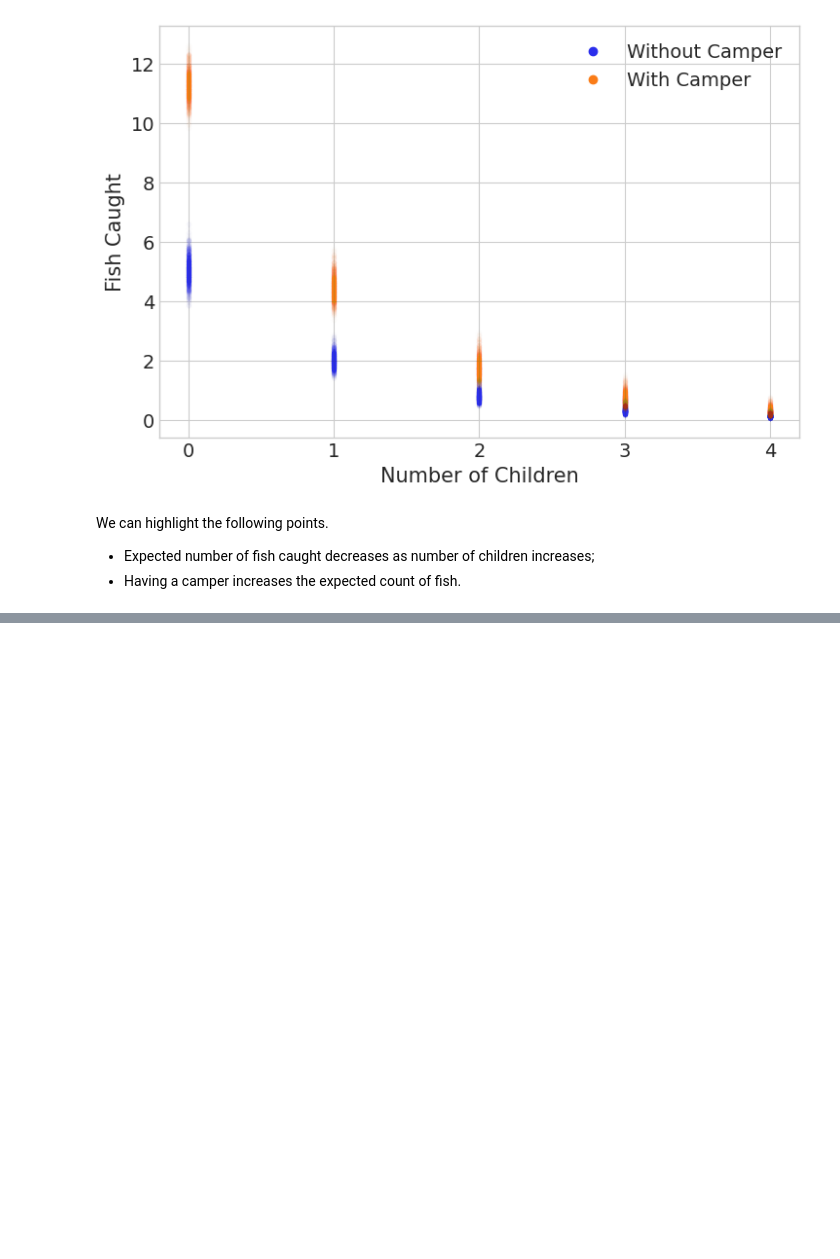
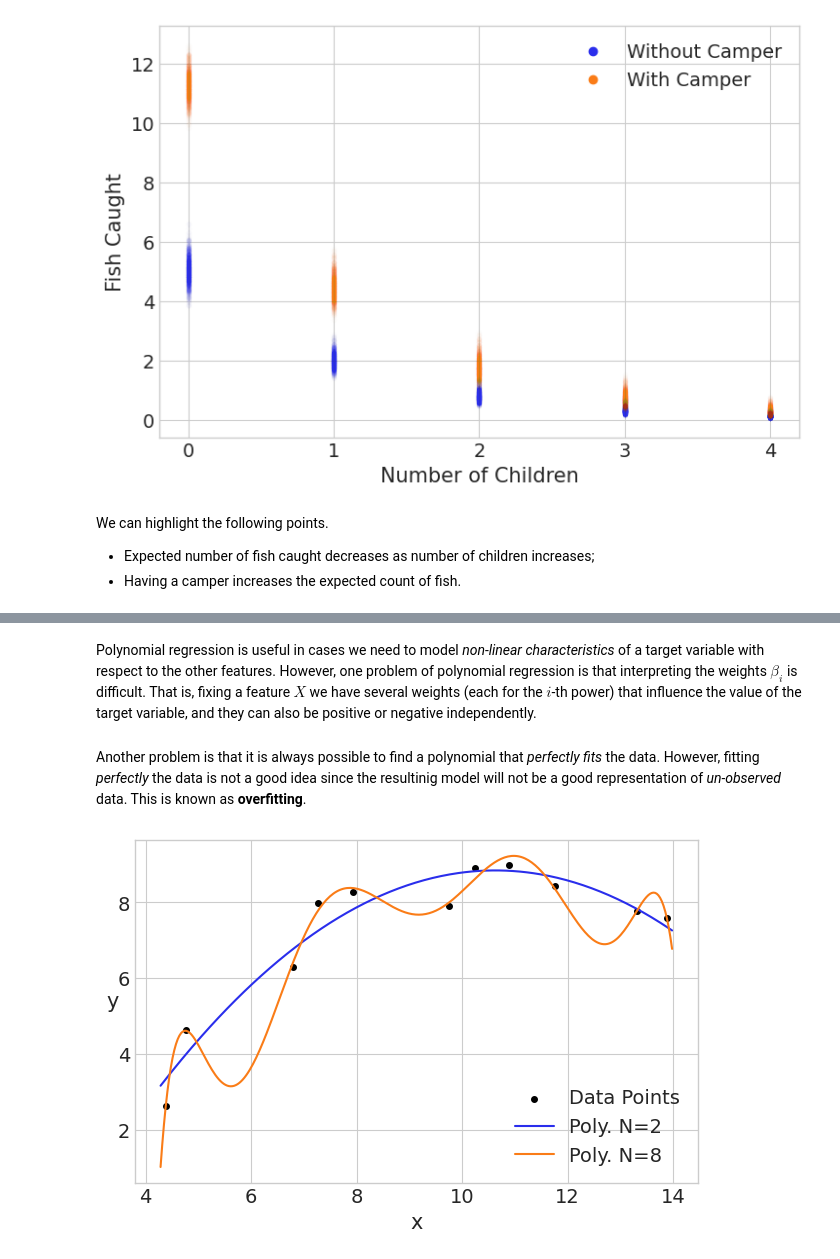
Before and after one commit to loreloc/bayesian-gp-regression, a Jupyter notebook: bayesian_learning.ipynb, the cells around one changed output, grey strips where cells are left out. Drawn from its saved outputs; the diff is of its cells as text; code cells hidden in the pictures; blank space fills up the shorter version.

Commit message:
added polynomial regression and splines to bayesian_learning.ipynb

```diff
--- a/bayesian_learning.ipynb
+++ b/bayesian_learning.ipynb
@@ -542,0 +558,43 @@ We can highlight the following points.
+# %% [markdown]
+Polynomial regression is useful in cases we need to model _non-linear characteristics_ of a target variable with respect to the other features.
+However, one problem of polynomial regression is that interpreting the weights $\beta_i$ is difficult.
+That is, fixing a feature $X$ we have several weights (each for the $i$-th power) that influence the value of the target variable, and they can also be positive or negative independently.
+# %%
+def plot_overfitting_polynomial(n1, n2):
+    # Initialize a random state
+    random_state = np.random.RandomState(42)
+
+    # Load one of the Anscombe quartet
+    data = pd.read_csv('data/anscombe.csv')
+    x = data[data.group == 'II']['x'].to_numpy()[:, np.newaxis]
+    y = data[data.group == 'II']['y'].to_numpy()
+    x += 0.5 * random_state.randn(*x.shape)
+    y += 0.5 * random_state.randn(*y.shape)
+
+    # Fit polynomials
+    poly1 = PolynomialFeatures(degree=n1)
+    poly2 = PolynomialFeatures(degree=n2)
+    model1 = LinearRegression().fit(poly1.fit_transform(x), y)
+    model2 = LinearRegression().fit(poly2.fit_transform(x), y)
+    x_pred = np.linspace(x.min() - 0.1, x.max() + 0.1, 300)[:, np.newaxis]
+    y_pred1 = model1.predict(poly1.transform(x_pred));
+    y_pred2 = model2.predict(poly2.transform(x_pred))
+
+    # Plot the data and the fitting polynomial
+    plt.figure(figsize=(6, 4))
+    plt.scatter(x.squeeze(), y, s=16, c='k', label='Data Points')
+    plt.plot(x_pred, y_pred1, label='Poly. N={}'.format(poly1.degree))
+    plt.plot(x_pred, y_pred2, label='Poly. N={}'.format(poly2.degree))
+    plt.xlabel('x')
+    plt.ylabel('y', rotation=0)
+    plt.legend()
+    plt.show()
+# %% [markdown]
+Another problem is that it is always possible to find a polynomial that _perfectly fits_ the data.
+However, fitting _perfectly_ the data is not a good idea since the resultinig model will not be a good representation of _un-observed_ data.
+This is known as **overfitting**.
+# %%
+# Plot two polynomials, one of them overfits the data
+plot_overfitting_polynomial(n1=2, n2=8)
+# %% [output]
+[figure, added]
```
Also changed, not shown: parts of 49 cells of this notebook.
